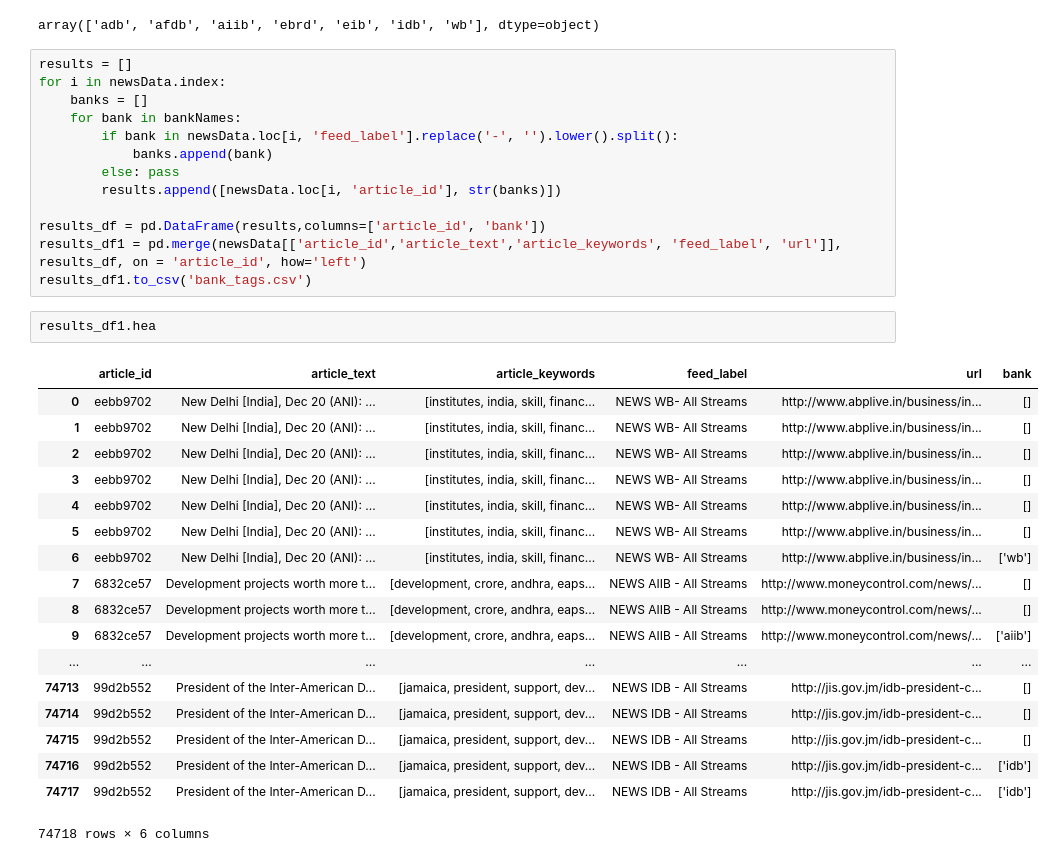
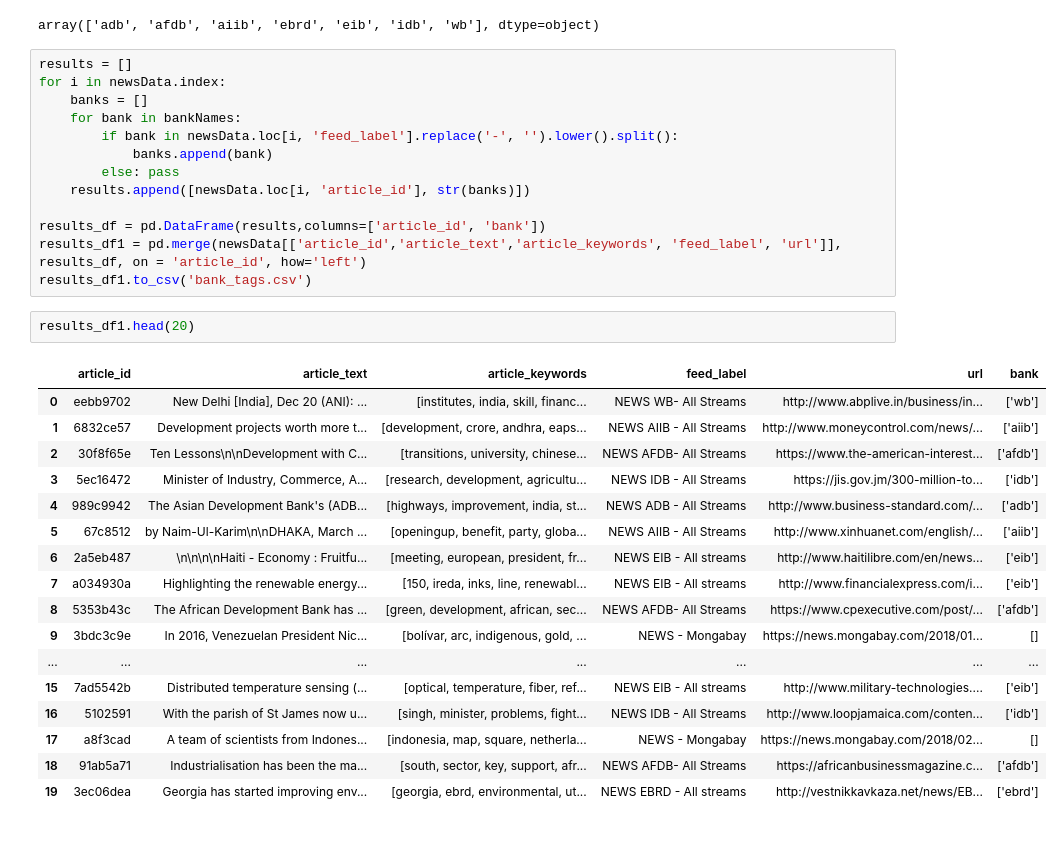
Before and after one commit to ychen131/iap-datadive-2018, a Jupyter notebook: Notebooks/tagging_exploration.ipynb, the cells around one changed output. Cells and saved outputs as stored; diff of their text form.

Commit message:
fixing some issues with bank parsing

```diff
--- a/Notebooks/tagging_exploration.ipynb
+++ b/Notebooks/tagging_exploration.ipynb
@@ -220,29 +229,28 @@ for i in newsData.index:
         if bank in newsData.loc[i, 'feed_label'].replace('-', '').lower().split():
             banks.append(bank)
         else: pass
-        results.append([newsData.loc[i, 'article_id'], str(banks)])
+    results.append([newsData.loc[i, 'article_id'], str(banks)])
 
 results_df = pd.DataFrame(results,columns=['article_id', 'bank'])
 results_df1 = pd.merge(newsData[['article_id','article_text','article_keywords', 'feed_label', 'url']], results_df, on = 'article_id', how='left')
 results_df1.to_csv('bank_tags.csv')
-# %%
-results_df1.hea
-# %% [output]
-|  | article_id | article_text | article_keywords | feed_label | url | bank |
-| 0 | eebb9702 | New Delhi [India], Dec 20 (ANI): ... | [institutes, india, skill, financ... | NEWS WB- All Streams | http://www.abplive.in/business/in... | [] |
-| 1 | eebb9702 | New Delhi [India], Dec 20 (ANI): ... | [institutes, india, skill, financ... | NEWS WB- All Streams | http://www.abplive.in/business/in... | [] |
-| 2 | eebb9702 | New Delhi [India], Dec 20 (ANI): ... | [institutes, india, skill, financ... | NEWS WB- All Streams | http://www.abplive.in/business/in... | [] |
-| 3 | eebb9702 | New Delhi [India], Dec 20 (ANI): ... | [institutes, india, skill, financ... | NEWS WB- All Streams | http://www.abplive.in/business/in... | [] |
-| 4 | eebb9702 | New Delhi [India], Dec 20 (ANI): ... | [institutes, india, skill, financ... | NEWS WB- All Streams | http://www.abplive.in/business/in... | [] |
-| 5 | eebb9702 | New Delhi [India], Dec 20 (ANI): ... | [institutes, india, skill, financ... | NEWS WB- All Streams | http://www.abplive.in/business/in... | [] |
-| 6 | eebb9702 | New Delhi [India], Dec 20 (ANI): ... | [institutes, india, skill, financ... | NEWS WB- All Streams | http://www.abplive.in/business/in... | ['wb'] |
-| 7 | 6832ce57 | Development projects worth more t... | [development, crore, andhra, eaps... | NEWS AIIB - All Streams | http://www.moneycontrol.com/news/... | [] |
-| 8 | 6832ce57 | Development projects worth more t... | [development, crore, andhra, eaps... | NEWS AIIB - All Streams | http://www.moneycontrol.com/news/... | [] |
-| 9 | 6832ce57 | Development projects worth more t... | [development, crore, andhra, eaps... | NEWS AIIB - All Streams | http://www.moneycontrol.com/news/... | ['aiib'] |
-| ... | ... | ... | ... | ... | ... | ... |
-| 74713 | 99d2b552 | President of the Inter-American D... | [jamaica, president, support, dev... | NEWS IDB - All Streams | http://jis.gov.jm/idb-president-c... | [] |
-| 74714 | 99d2b552 | President of the Inter-American D... | [jamaica, president, support, dev... | NEWS IDB - All Streams | http://jis.gov.jm/idb-president-c... | [] |
-| 74715 | 99d2b552 | President of the Inter-American D... | [jamaica, president, support, dev... | NEWS IDB - All Streams | http://jis.gov.jm/idb-president-c... | [] |
-| 74716 | 99d2b552 | President of the Inter-American D... | [jamaica, president, support, dev... | NEWS IDB - All Streams | http://jis.gov.jm/idb-president-c... | ['idb'] |
-| 74717 | 99d2b552 | President of the Inter-American D... | [jamaica, president, support, dev... | NEWS IDB - All Streams | http://jis.gov.jm/idb-president-c... | ['idb'] |
-74718 rows × 6 columns
+# %%
+results_df1.head(20)
+# %% [output]
+|  | article_id | article_text | article_keywords | feed_label | url | bank |
+| 0 | eebb9702 | New Delhi [India], Dec 20 (ANI): ... | [institutes, india, skill, financ... | NEWS WB- All Streams | http://www.abplive.in/business/in... | ['wb'] |
+| 1 | 6832ce57 | Development projects worth more t... | [development, crore, andhra, eaps... | NEWS AIIB - All Streams | http://www.moneycontrol.com/news/... | ['aiib'] |
+| 2 | 30f8f65e | Ten Lessons\n\nDevelopment with C... | [transitions, university, chinese... | NEWS AFDB- All Streams | https://www.the-american-interest... | ['afdb'] |
+| 3 | 5ec16472 | Minister of Industry, Commerce, A... | [research, development, agricultu... | NEWS IDB - All Streams | https://jis.gov.jm/300-million-to... | ['idb'] |
+| 4 | 989c9942 | The Asian Development Bank's (ADB... | [highways, improvement, india, st... | NEWS ADB - All Streams | http://www.business-standard.com/... | ['adb'] |
+| 5 | 67c8512 | by Naim-Ul-Karim\n\nDHAKA, March ... | [openingup, benefit, party, globa... | NEWS AIIB - All Streams | http://www.xinhuanet.com/english/... | ['aiib'] |
+| 6 | 2a5eb487 | \n\n\n\nHaiti - Economy : Fruitfu... | [meeting, european, president, fr... | NEWS EIB - All streams | http://www.haitilibre.com/en/news... | ['eib'] |
+| 7 | a034930a | Highlighting the renewable energy... | [150, ireda, inks, line, renewabl... | NEWS EIB - All streams | http://www.financialexpress.com/i... | ['eib'] |
+| 8 | 5353b43c | The African Development Bank has ... | [green, development, african, sec... | NEWS AFDB- All Streams | https://www.cpexecutive.com/post/... | ['afdb'] |
+| 9 | 3bdc3c9e | In 2016, Venezuelan President Nic... | [bolívar, arc, indigenous, gold, ... | NEWS - Mongabay | https://news.mongabay.com/2018/01... | [] |
+| ... | ... | ... | ... | ... | ... | ... |
+| 15 | 7ad5542b | Distributed temperature sensing (... | [optical, temperature, fiber, ref... | NEWS EIB - All streams | http://www.military-technologies.... | ['eib'] |
+| 16 | 5102591 | With the parish of St James now u... | [singh, minister, problems, fight... | NEWS IDB - All Streams | http://www.loopjamaica.com/conten... | ['idb'] |
+| 17 | a8f3cad | A team of scientists from Indones... | [indonesia, map, square, netherla... | NEWS - Mongabay | https://news.mongabay.com/2018/02... | [] |
+| 18 | 91ab5a71 | Industrialisation has been the ma... | [south, sector, key, support, afr... | NEWS AFDB- All Streams | https://africanbusinessmagazine.c... | ['afdb'] |
+| 19 | 3ec06dea | Georgia has started improving env... | [georgia, ebrd, environmental, ut... | NEWS EBRD - All streams | http://vestnikkavkaza.net/news/EB... | ['ebrd'] |
```
Also changed, not shown: parts of 1 cell of this notebook.
